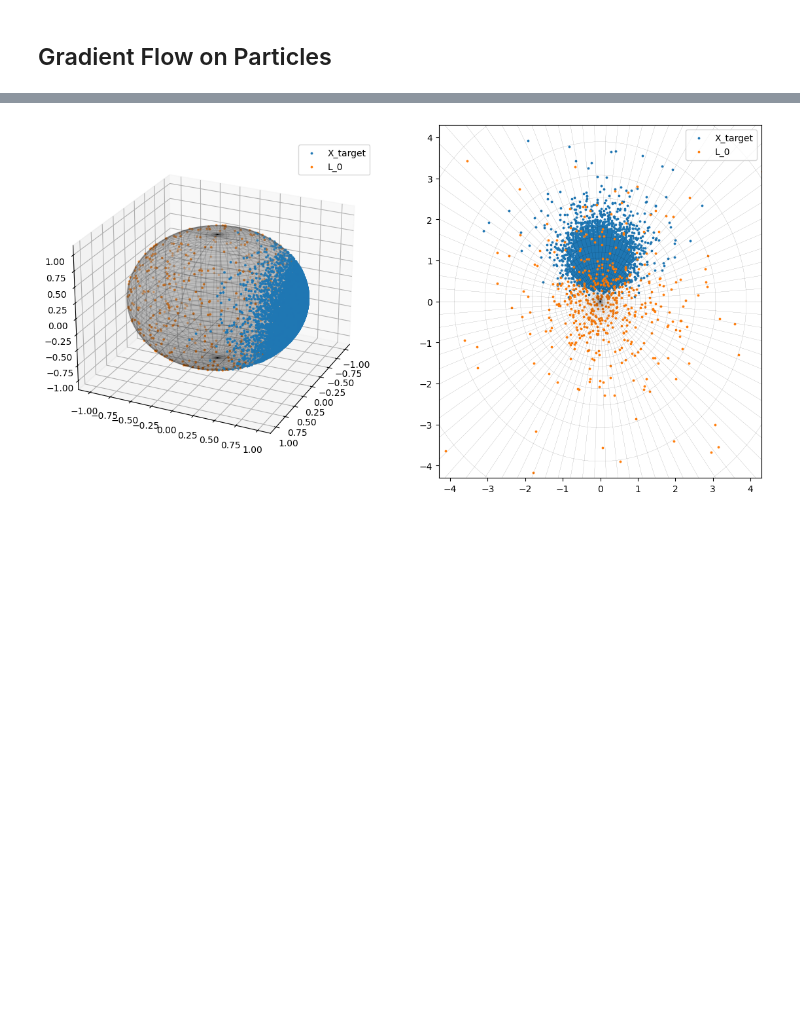
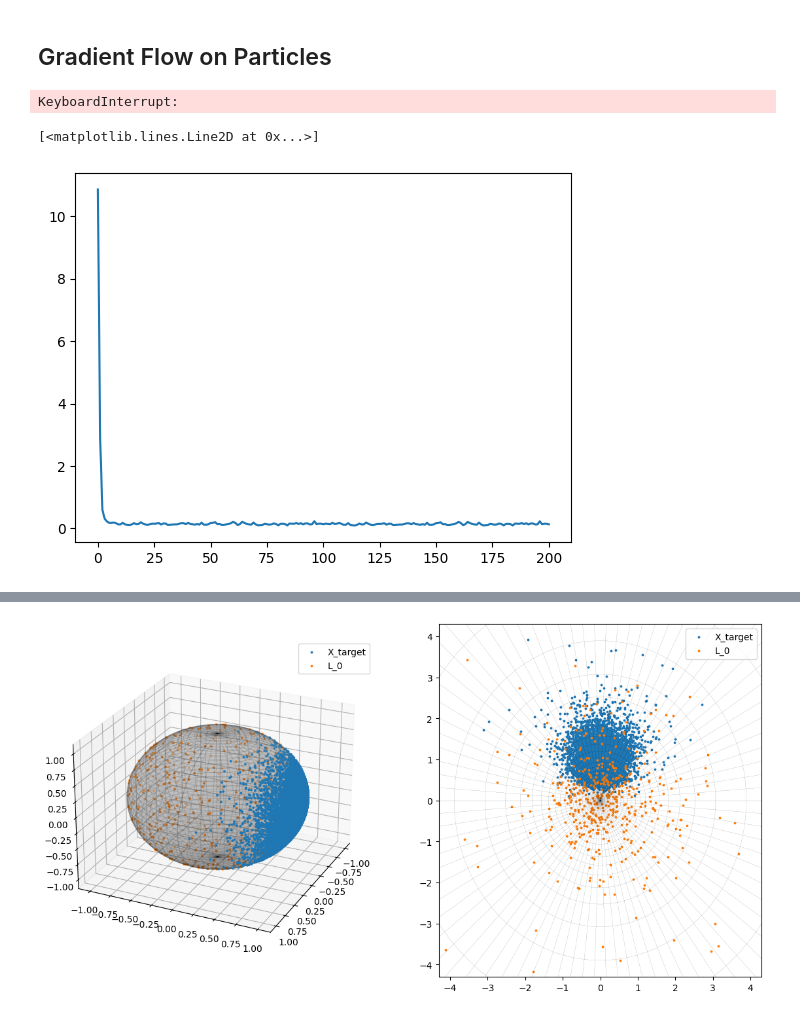
Before and after one commit to mint-vu/s3wd, a Jupyter notebook: src/gf_particle.ipynb, the cells around one changed output, grey strips where cells are left out. Saved outputs shown, nothing was run; the diff lists cells and outputs as text; code cells hidden in the pictures; blank space fills up the shorter version.

```diff
--- a/src/gf_particle.ipynb
+++ b/src/gf_particle.ipynb
@@ -24,7 +24,7 @@ from scipy.stats import gaussian_kde
 
 device = torch.device('cuda:1' if torch.cuda.is_available() else 'cpu')
 # %%
-mu_target = [0,1,0,0,0,0,0,0,0,0,0,0,0,0,0,0,0,0,0,0,0,1,0,0,0,0,0,0,0,0]
+mu_target = [0,1,0,0,0,0,0,0,0]
 mu_target = mu_target / np.linalg.norm(mu_target)
 
 kappa_target = 10
@@ -63,18 +33,25 @@ R=s3w_utils.gen_rotations(1000, X_target.shape[-1], device)
 # %% [markdown]
 ## Gradient Flow on Particles
 # %%
-X0 = torch.randn((5000, 30), device=device)
+X0 = torch.randn((300, 9), device=device)
 X0 = F.normalize(X0, p=2, dim=-1)
 X0.requires_grad_(True)
 L = [X0.clone()]
 L_loss = []
 # %%
-d_func = s3w.ri_s3wd
-d_args = {'p': 2, 'n_projs': 100, 'device': device, 'n_rotations': 50, 'R':R}
+d_func = s3w.ari_s3wd
+d_args = {'p': 2, 'n_projs': 100, 'device': device, 'n_rotations': 5000, 'pool_size':5000}
 
-L, L_loss1 = gf_particles.run_exp(X_target, X0, d_func , d_args, device, n_steps=1001, lr=1, batch_size=5000)
+L, L_loss = gf_particles.run_exp(X_target, X0, d_func , d_args, device, n_steps=201, lr=5, batch_size=300)
 # %%
 d_func = s3w.ri_s3wd
-d_args = {'p': 2, 'n_projs': 100, 'device': device, 'n_rotations': 50, 'R':None}
+d_args = {'p': 2, 'n_projs': 100, 'device': device, 'n_rotations': 5000}
 
-L, L_loss1 = gf_particles.run_exp(X_target, X0, d_func , d_args, device, n_steps=1001, lr=1, batch_size=5000)
+L, L_loss1 = gf_particles.run_exp(X_target, X0, d_func , d_args, device, n_steps=201, lr=0.3, batch_size=300)
+# %% [output]
+KeyboardInterrupt:
+# %%
+plt.plot(L_loss)
+# %% [output]
+[<matplotlib.lines.Line2D at 0x...>]
+[figure, added]
```
Also changed, not shown: parts of 7 cells of this notebook, 2 other files.
